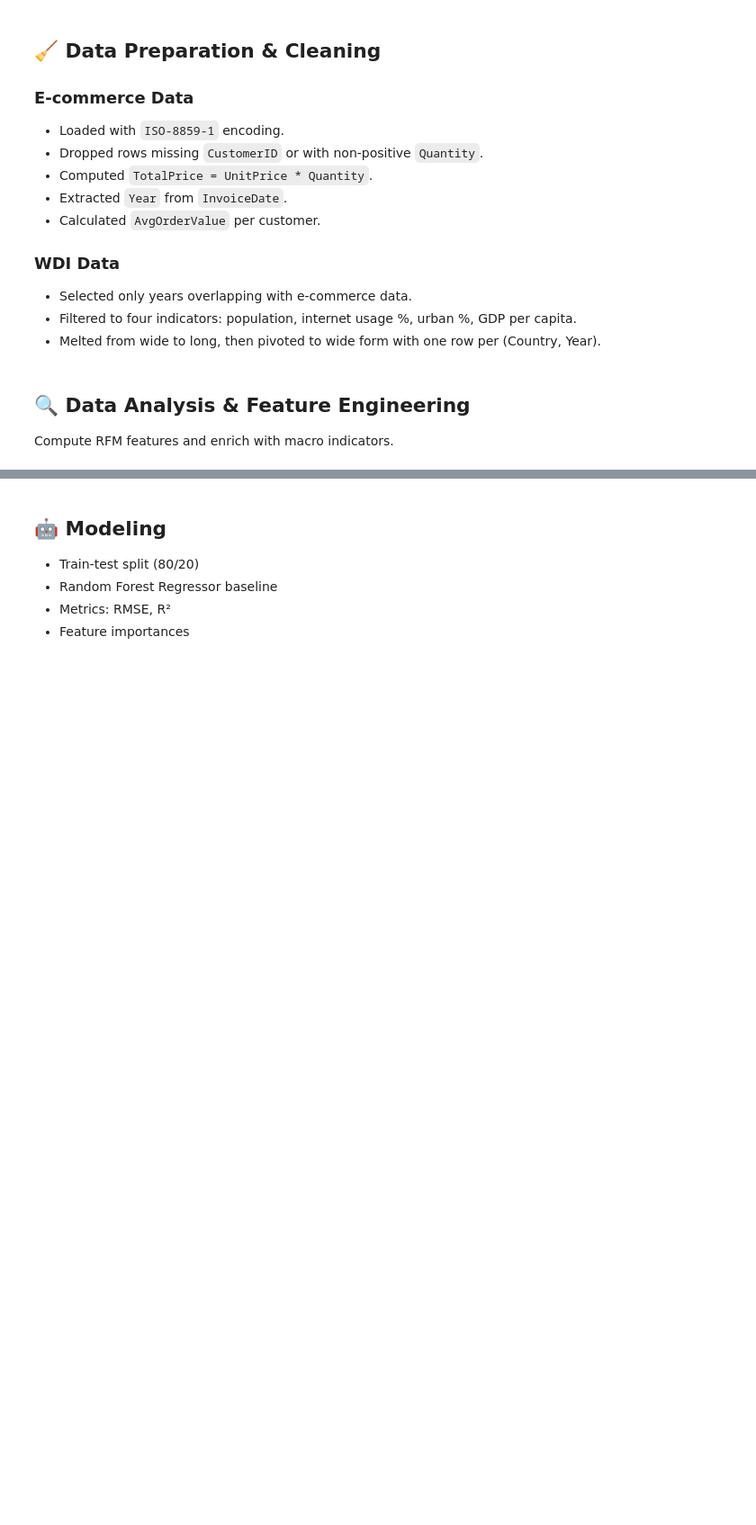
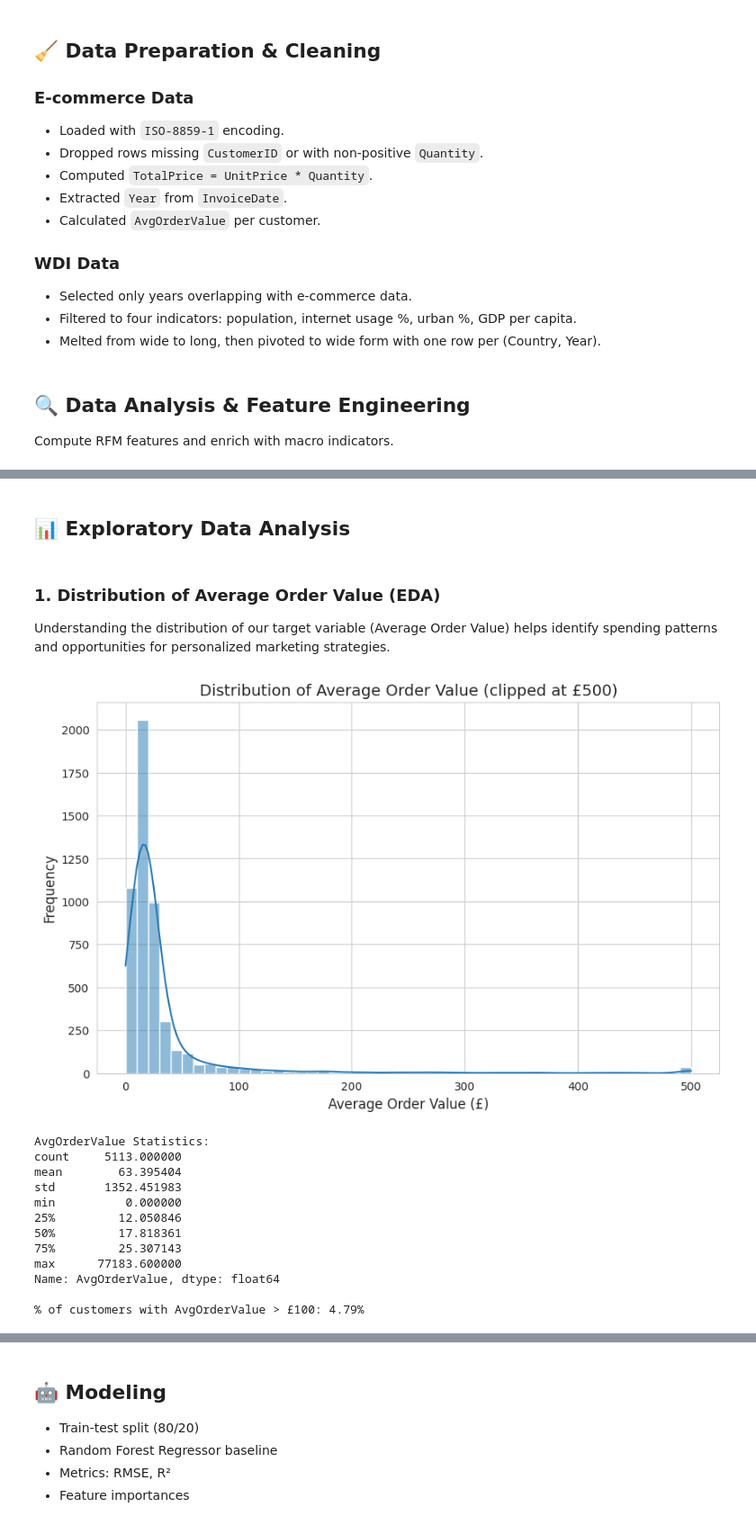
Before and after one commit to egedolmaci/dsa210-term-project, a Jupyter notebook: main.ipynb, the cells around one changed output, grey strips where cells are left out. Shown at 90% size. Drawn from its saved outputs; the diff is of its cells as text; code cells hidden in the pictures; blank space fills up the shorter version.

```diff
--- a/main.ipynb
+++ b/main.ipynb
@@ -78,3 +78,48 @@ feature_df.head()
 | 2 | 12347.0 | 2 | 7 | 4310.00 | 8.368925 | Iceland | 2011 | 94.819687 | 47516.875740 | ... |
 | 3 | 12348.0 | 75 | 4 | 1797.24 | 7.494564 | Finland | 2010 | 86.890000 | 46202.415163 | ... |
 | 4 | 12348.0 | 75 | 4 | 1797.24 | 7.494564 | Finland | 2011 | 88.709995 | 50790.724145 | ... |
+# %% [markdown]
+## 📊 Exploratory Data Analysis
+# %%
+import matplotlib.pyplot as plt
+import seaborn as sns
+import numpy as np
+import pandas as pd
+from scipy import stats
+import warnings
+warnings.filterwarnings('ignore')
+
+# Set styling
+sns.set_style('whitegrid')
+plt.rcParams['figure.figsize'] = (12, 8)
+# %% [markdown]
+### 1. Distribution of Average Order Value (EDA)
+Understanding the distribution of our target variable (Average Order Value) helps identify spending patterns and opportunities for personalized marketing strategies.
+# %%
+# Distribution of target variable
+plt.figure(figsize=(10, 6))
+sns.histplot(feature_df['AvgOrderValue'].clip(0, 500), bins=50, kde=True)
+plt.title('Distribution of Average Order Value (clipped at £500)', fontsize=14)
+plt.xlabel('Average Order Value (£)', fontsize=12)
+plt.ylabel('Frequency', fontsize=12)
+plt.show()
+
+# Statistics
+aov_stats = feature_df['AvgOrderValue'].describe()
+print("AvgOrderValue Statistics:")
+print(aov_stats)
+print(f"\n% of customers with AvgOrderValue > £100: {(feature_df['AvgOrderValue'] > 100).mean()*100:.2f}%")
+# %% [output]
+[figure, added]
+AvgOrderValue Statistics:
+count     5113.000000
+mean        63.395404
+std       1352.451983
+min          0.000000
+25%         12.050846
+50%         17.818361
+75%         25.307143
+max      77183.600000
+Name: AvgOrderValue, dtype: float64
+
+% of customers with AvgOrderValue > £100: 4.79%
```
Also changed, not shown: parts of 2 cells of this notebook.
